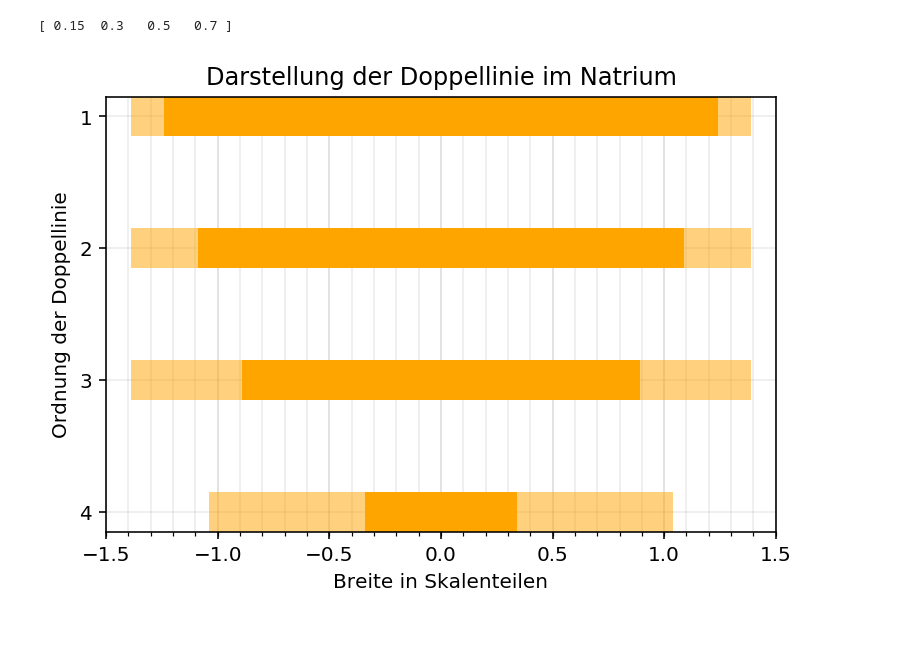
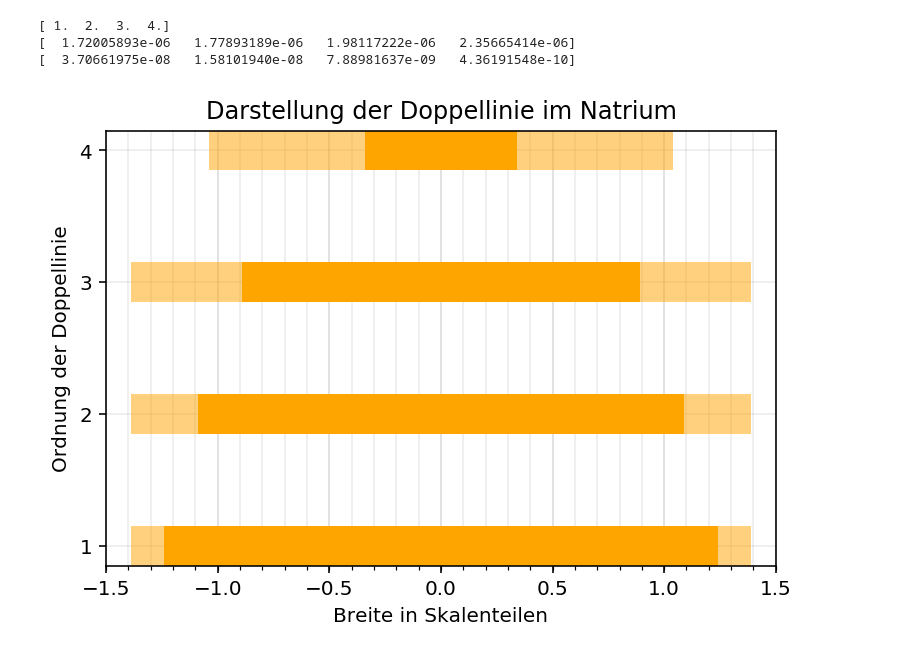
Before and after one commit to qwretz/fpraktikum, a Jupyter notebook: Balmer/Calcualtionaresimoses.ipynb, the cells around one changed output. Drawn from its saved outputs; the diff is of its cells as text; code cells hidden in the pictures.

```diff
--- a/Balmer/Calcualtionaresimoses.ipynb
+++ b/Balmer/Calcualtionaresimoses.ipynb
@@ -13,30 +10,52 @@ skala = lambda x: x* 90 / 400
+# %%
+#Umrechnung vom Maß [cm] zu Winkel
+skala = lambda x: x* 90 / 400
+
+def calcC(n, delta,lambd=589e-9):
+    return n*lambd/np.sin(delta*np.pi/180.0)
+def calcdC(n,delta, ddelta,lambd=589e-9):
+    return n*lambd/np.sin(delta*np.pi/180)**2 * np.cos(delta*np.pi/180) *ddelta*np.pi/180
+
+def getColor(c,ordnung,color):
+    number=[]
+    for i in range(len(c)):
+        if c[i] == color:
+            number.append(i)
+    return number[ordnung]
 # %%
 data=[]
 data.append( pd.read_csv("Data/Na.txt",delimiter="\t",skiprows=3 ))
 
 n,x,d1,d2,d3=[],[],[],[],[]
 for entry in data:
     n= entry.values[:,0]
     x= entry.values[:,1]
     d1=entry.values[:,2]
     d2=entry.values[:,3]
     d3=entry.values[:,4]
 
+deg=skala(x)
 alphas=[.5,1,.5]
-pos=[1,.98,.96,.94]
+pos=[.94,.96,.98,1]
 fig,ax = plt.subplots(dpi=144)
 for i in range(4):
     a=pos[i]
     shift=(d3[i]+d2[i]+d1[i])/2
     # d1 d2 d3
     ax.plot( (-shift ,d1[i]-shift ),(a,a) ,  lw=20,color="orange", alpha= .5)
     ax.plot( (d1[i]-shift ,d2[i]+d1[i]-shift ),(a,a) ,  lw=20,color="orange", alpha= 1)
     ax.plot( (d2[i]+d1[i]-shift ,d3[i]+d2[i]+d1[i]-shift ),(a,a) ,  lw=20,color="orange", alpha= .5)
-n=[int(z) for z in n]
-ax.set(yticks=pos,yticklabels=n, title="Darstellung der Doppellinie im Natrium",
+ns=[int(z) for z in n]
+ax.set(yticks=pos,yticklabels=ns, title="Darstellung der Doppellinie im Natrium",
       ylabel="Ordnung der Doppellinie", xlabel="Breite in Skalenteilen")
 ax.set_xticks(np.arange(-1.5,1.6,.1),minor=True)
 ax.grid(which="both",alpha=.25)
+
+print(n)
+print(calcC(n,deg))
+print(calcdC(n,deg,[skala(2) for i in deg]))
 # %% [output]
-[ 0.15  0.3   0.5   0.7 ]
+[ 1.  2.  3.  4.]
+[  1.72005893e-06   1.77893189e-06   1.98117222e-06   2.35665414e-06]
+[  3.70661975e-08   1.58101940e-08   7.88981637e-09   4.36191548e-10]
-[figure, old version]
+[figure, new version]
```
Also changed, not shown: parts of 4 cells of this notebook, 3 other files.
